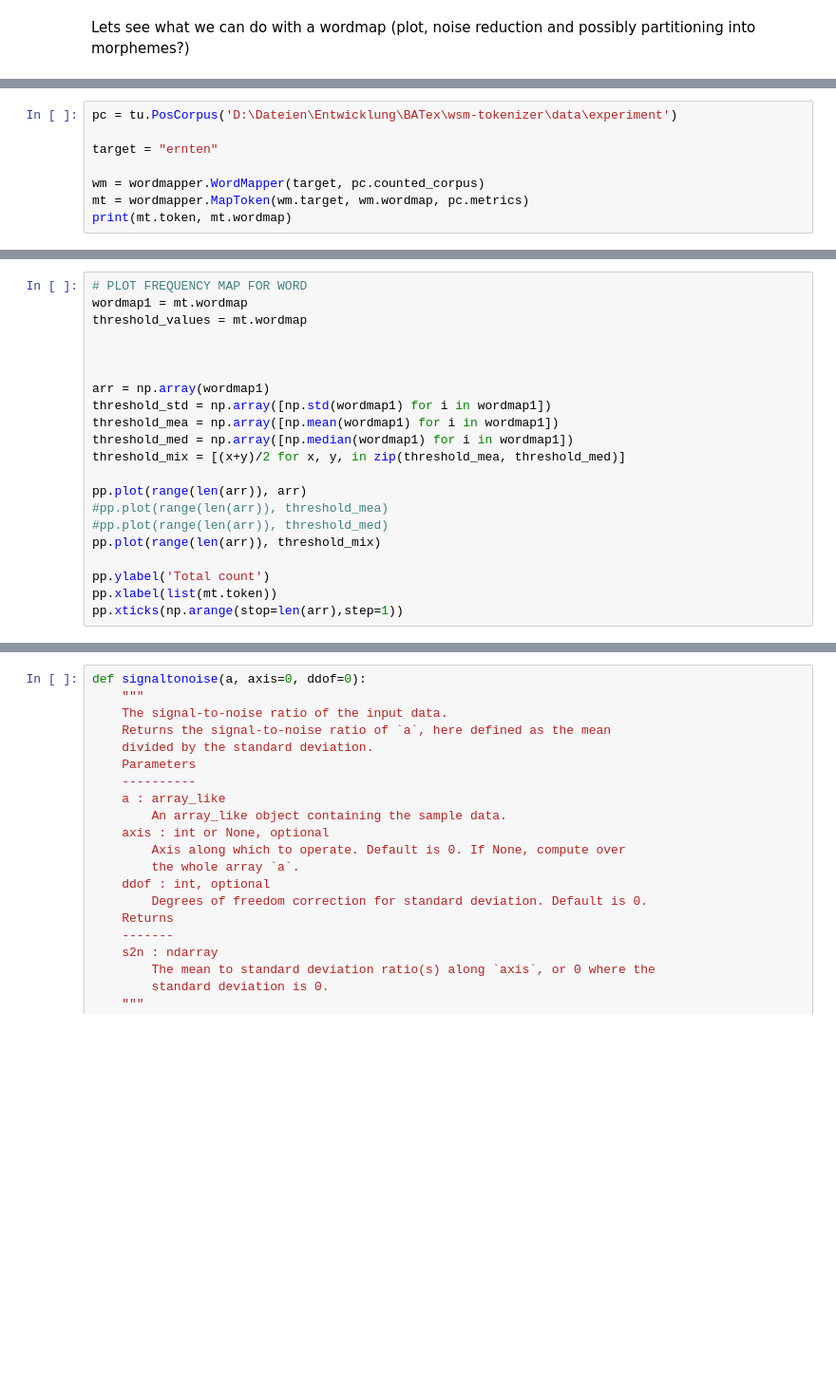
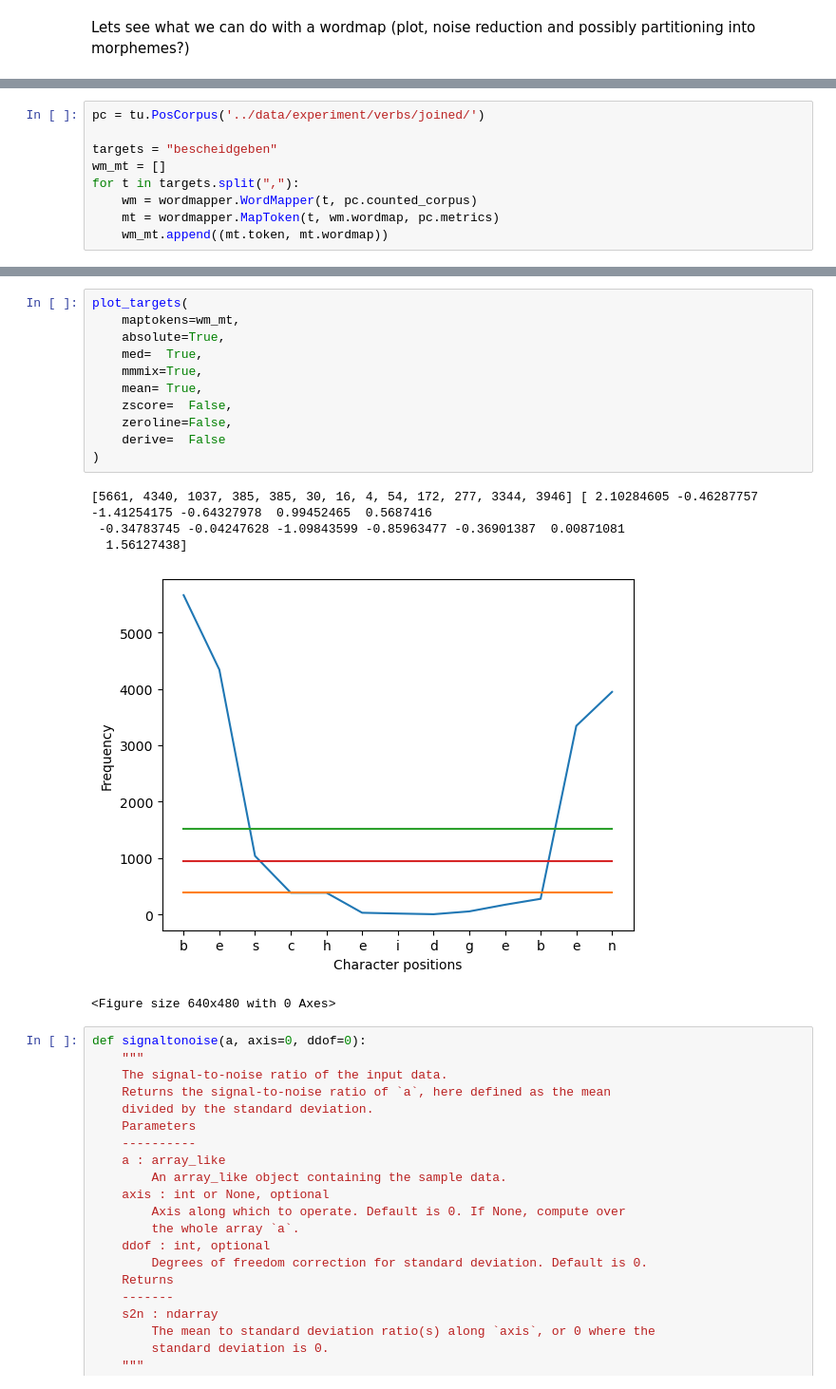
Before and after one commit to s2458588/wsm-tokenizer, a Jupyter notebook: src/map2morpheme.ipynb, the cells around one changed output, grey strips where cells are left out. Shown at 95% size. Cells and saved outputs as stored; diff of their text form; blank space fills up the shorter version.

Commit message:
Plotting, zscaling and derivation

```diff
--- a/src/map2morpheme.ipynb
+++ b/src/map2morpheme.ipynb
@@ -11,8 +15,9 @@ import matplotlib.pyplot as pp # plotting
 # %%
-pc = tu.PosCorpus('D:\Dateien\Entwicklung\BATex\wsm-tokenizer\data\experiment')
+pc = tu.PosCorpus('../data/experiment/verbs/joined/')
 
-target = "ernten"
-
-wm = wordmapper.WordMapper(target, pc.counted_corpus)
-mt = wordmapper.MapToken(wm.target, wm.wordmap, pc.metrics)
-print(mt.token, mt.wordmap)
+targets = "bescheidgeben"
+wm_mt = []
+for t in targets.split(","):
+    wm = wordmapper.WordMapper(t, pc.counted_corpus)
+    mt = wordmapper.MapToken(t, wm.wordmap, pc.metrics)
+    wm_mt.append((mt.token, mt.wordmap))
@@ -21,21 +23,0 @@ ernten []
-# %%
-# PLOT FREQUENCY MAP FOR WORD
-wordmap1 = mt.wordmap
-threshold_values = mt.wordmap
-
-
-
-arr = np.array(wordmap1)
-threshold_std = np.array([np.std(wordmap1) for i in wordmap1])
-threshold_mea = np.array([np.mean(wordmap1) for i in wordmap1])
-threshold_med = np.array([np.median(wordmap1) for i in wordmap1])
-threshold_mix = [(x+y)/2 for x, y, in zip(threshold_mea, threshold_med)]
-
-pp.plot(range(len(arr)), arr)
-#pp.plot(range(len(arr)), threshold_mea)
-#pp.plot(range(len(arr)), threshold_med)
-pp.plot(range(len(arr)), threshold_mix)
-
-pp.ylabel('Total count')
-pp.xlabel(list(mt.token))
-pp.xticks(np.arange(stop=len(arr),step=1))
@@ -56,3 +60,20 @@ pp.xticks(np.arange(stop=len(arr),step=1))
+# %%
+plot_targets(
+    maptokens=wm_mt,
+    absolute=True,
+    med=  True,
+    mmmix=True,
+    mean= True,
+    zscore=  False,
+    zeroline=False,
+    derive=  False
+)
+# %% [output]
+[5661, 4340, 1037, 385, 385, 30, 16, 4, 54, 172, 277, 3344, 3946] [ 2.10284605 -0.46287757 -1.41254175 -0.64327978  0.99452465  0.5687416
+ -0.34783745 -0.04247628 -1.09843599 -0.85963477 -0.36901387  0.00871081
+  1.56127438]
+[figure, added]
+<Figure size 640x480 with 0 Axes>
 # %%
 def signaltonoise(a, axis=0, ddof=0):
     """
```
Also changed, not shown: parts of 7 cells of this notebook, 3 other files.
